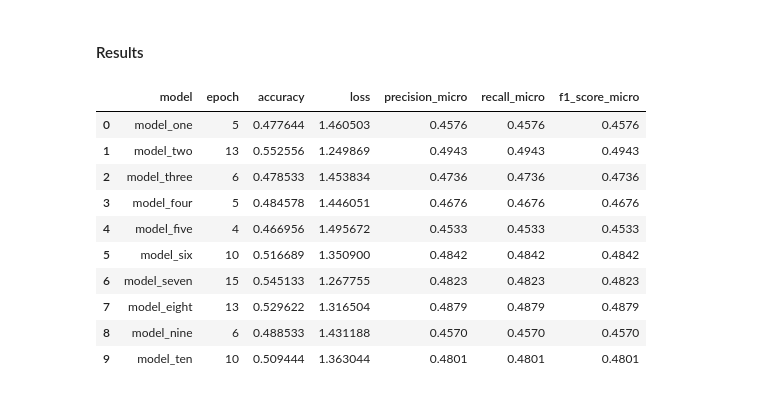
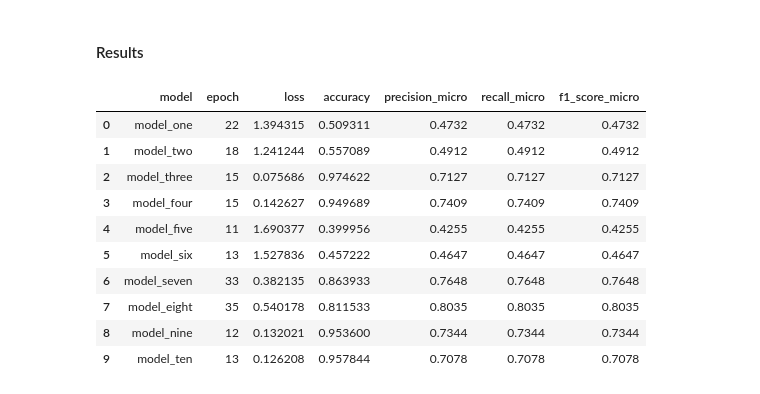
Before and after one commit to hayashady/NU_MSDS, a Jupyter notebook: 458 - Artificial Intelligence & Deep Learning/458.5 - Spatial Data Processing: Convolutional Neural Networks/Assignment2Hayashi.ipynb, the cells around one changed output. Cells and saved outputs as stored; diff of their text form; code cells hidden in the pictures.

```diff
--- a/458 - Artificial Intelligence & Deep Learning/458.5 - Spatial Data Processing: Convolutional Neural Networks/Assignment2Hayashi.ipynb
+++ b/458 - Artificial Intelligence & Deep Learning/458.5 - Spatial Data Processing: Convolutional Neural Networks/Assignment2Hayashi.ipynb
@@ -228,8 +217,7 @@ x_test_norm = x_test/255
 # %%
 model_one = Sequential([
   Flatten(input_shape=x_train_norm.shape[1:]),
-  Dense(units=384,activation=tf.nn.relu),
-  Dense(units=768,activation=tf.nn.relu),
+  Dense(units=256,activation=tf.nn.relu),
   Dense(units=10, activation=tf.nn.softmax)
 ])
 
@@ -245,7 +233,7 @@ training_one = model_one.fit(x_train_norm
                     ,validation_data=(x_valid_norm, y_valid_split)
                     ,callbacks=[
                      tf.keras.callbacks.ModelCheckpoint("model_one.h5",save_best_only=True,save_weights_only=False)
-                     ,tf.keras.callbacks.EarlyStopping(monitor='val_accuracy', patience=2)]
+                     ,tf.keras.callbacks.EarlyStopping(monitor='val_accuracy', patience=5)]
                    )
 
 model_one = tf.keras.models.load_model("model_one.h5")
@@ -451,9 +459,19 @@ pred_seven = np.argmax(pred_seven, axis=1)
 #### Experiment 8
 # %%
 model_eight = Sequential([
+  Conv2D(filters=64, kernel_size=(3, 3), strides=(1, 1), activation=tf.nn.relu),
+  MaxPool2D((2, 2),strides=2),
+  Dropout(0.3),
+  Conv2D(filters=128, kernel_size=(3, 3), strides=(1, 1), activation=tf.nn.relu),
+  MaxPool2D((2, 2),strides=2),
+  Dropout(0.3),
+  Conv2D(filters=256, kernel_size=(3, 3), strides=(1, 1), activation=tf.nn.relu),
+  MaxPool2D((2, 2),strides=2),
+  Dropout(0.3),
   Flatten(input_shape=x_train_norm.shape[1:]),
-  Dense(units=384,activation=tf.nn.relu),
-  Dense(units=768,activation=tf.nn.relu),
+  Dense(units=256,activation=tf.nn.relu),
+  BatchNormalization(),
+  Dropout(0.3),
   Dense(units=10, activation=tf.nn.softmax)
 ])
 
@@ -469,7 +487,7 @@ training_eight = model_eight.fit(x_train_norm
                     ,validation_data=(x_valid_norm, y_valid_split)
                     ,callbacks=[
                      tf.keras.callbacks.ModelCheckpoint("model_eight.h5",save_best_only=True,save_weights_only=False)
-                     ,tf.keras.callbacks.EarlyStopping(monitor='val_accuracy', patience=2)]
+                     ,tf.keras.callbacks.EarlyStopping(monitor='val_accuracy', patience=7)]
                    )
 
 model_eight = tf.keras.models.load_model("model_eight.h5")
@@ -483,9 +501,14 @@ pred_eight = np.argmax(pred_eight, axis=1)
 #### Experiment 9
 # %%
 model_nine = Sequential([
+  Conv2D(filters=128, kernel_size=(3, 3), strides=(1, 1), activation=tf.nn.relu),
+  MaxPool2D((2, 2),strides=2),
+  Conv2D(filters=256, kernel_size=(3, 3), strides=(1, 1), activation=tf.nn.relu),
+  MaxPool2D((2, 2),strides=2),
+  Conv2D(filters=512, kernel_size=(3, 3), strides=(1, 1), activation=tf.nn.relu),
+  MaxPool2D((2, 2),strides=2),
   Flatten(input_shape=x_train_norm.shape[1:]),
-  Dense(units=384,activation=tf.nn.relu),
-  Dense(units=768,activation=tf.nn.relu),
+  Dense(units=256,activation=tf.nn.relu),
   Dense(units=10, activation=tf.nn.softmax)
 ])
 
@@ -501,7 +524,7 @@ training_nine = model_nine.fit(x_train_norm
                     ,validation_data=(x_valid_norm, y_valid_split)
                     ,callbacks=[
                      tf.keras.callbacks.ModelCheckpoint("model_nine.h5",save_best_only=True,save_weights_only=False)
-                     ,tf.keras.callbacks.EarlyStopping(monitor='val_accuracy', patience=2)]
+                     ,tf.keras.callbacks.EarlyStopping(monitor='val_accuracy', patience=7)]
                    )
 
 model_nine = tf.keras.models.load_model("model_nine.h5")
@@ -515,9 +538,12 @@ pred_nine = np.argmax(pred_nine, axis=1)
 #### Experiment 10
 # %%
 model_ten = Sequential([
+  Conv2D(filters=64, kernel_size=(3, 3), strides=(1, 1), activation=tf.nn.relu),
+  MaxPool2D((2, 2),strides=2),
+  Conv2D(filters=64, kernel_size=(3, 3), strides=(1, 1), activation=tf.nn.relu),
+  MaxPool2D((2, 2),strides=2),
   Flatten(input_shape=x_train_norm.shape[1:]),
-  Dense(units=384,activation=tf.nn.relu),
-  Dense(units=768,activation=tf.nn.relu),
+  Dense(units=256,activation=tf.nn.relu),
   Dense(units=10, activation=tf.nn.softmax)
 ])
 
@@ -533,7 +559,7 @@ training_ten = model_ten.fit(x_train_norm
                     ,validation_data=(x_valid_norm, y_valid_split)
                     ,callbacks=[
                      tf.keras.callbacks.ModelCheckpoint("model_ten.h5",save_best_only=True,save_weights_only=False)
-                     ,tf.keras.callbacks.EarlyStopping(monitor='val_accuracy', patience=2)]
+                     ,tf.keras.callbacks.EarlyStopping(monitor='val_accuracy', patience=7)]
                    )
 
 model_ten = tf.keras.models.load_model("model_ten.h5")
@@ -548,42 +587,40 @@ pred_ten = np.argmax(pred_ten, axis=1)
 # %%
 experiment_results = pd.DataFrame(columns=['model','epoch','accuracy','loss','precision_micro','recall_micro','f1_score_micro'])
 
 experiment_1_results = create_results_dataframe('model_one',training_one,y_test,pred_one)
 experiment_2_results = create_results_dataframe('model_two',training_two,y_test,pred_two)
 experiment_3_results = create_results_dataframe('model_three',training_three,y_test,pred_three)
 experiment_4_results = create_results_dataframe('model_four',training_four,y_test,pred_four)
 experiment_5_results = create_results_dataframe('model_five',training_five,y_test,pred_five)
 experiment_6_results = create_results_dataframe('model_six',training_six,y_test,pred_six)
 experiment_7_results = create_results_dataframe('model_seven',training_seven,y_test,pred_seven)
 experiment_8_results = create_results_dataframe('model_eight',training_eight,y_test,pred_eight)
 experiment_9_results = create_results_dataframe('model_nine',training_nine,y_test,pred_nine)
 experiment_10_results = create_results_dataframe('model_ten',training_ten,y_test,pred_ten)
 
-
 experiment_results = pd.concat([
-    experiment_results,
     experiment_1_results,
     experiment_2_results,
     experiment_3_results,
     experiment_4_results,
     experiment_5_results,
     experiment_6_results,
     experiment_7_results,
     experiment_8_results,
     experiment_9_results,
-    experiment_10_results,
+    experiment_10_results
     ]).reset_index(drop=True)
 
 experiment_results
 # %% [output]
-|  | model | epoch | accuracy | loss | precision_micro | recall_micro | f1_score_micro |
-| 0 | model_one | 5 | 0.477644 | 1.460503 | 0.4576 | 0.4576 | 0.4576 |
-| 1 | model_two | 13 | 0.552556 | 1.249869 | 0.4943 | 0.4943 | 0.4943 |
-| 2 | model_three | 6 | 0.478533 | 1.453834 | 0.4736 | 0.4736 | 0.4736 |
-| 3 | model_four | 5 | 0.484578 | 1.446051 | 0.4676 | 0.4676 | 0.4676 |
-| 4 | model_five | 4 | 0.466956 | 1.495672 | 0.4533 | 0.4533 | 0.4533 |
-| 5 | model_six | 10 | 0.516689 | 1.350900 | 0.4842 | 0.4842 | 0.4842 |
-| 6 | model_seven | 15 | 0.545133 | 1.267755 | 0.4823 | 0.4823 | 0.4823 |
-| 7 | model_eight | 13 | 0.529622 | 1.316504 | 0.4879 | 0.4879 | 0.4879 |
-| 8 | model_nine | 6 | 0.488533 | 1.431188 | 0.4570 | 0.4570 | 0.4570 |
-| 9 | model_ten | 10 | 0.509444 | 1.363044 | 0.4801 | 0.4801 | 0.4801 |
+|  | model | epoch | loss | accuracy | precision_micro | recall_micro | f1_score_micro |
+| 0 | model_one | 22 | 1.394315 | 0.509311 | 0.4732 | 0.4732 | 0.4732 |
+| 1 | model_two | 18 | 1.241244 | 0.557089 | 0.4912 | 0.4912 | 0.4912 |
+| 2 | model_three | 15 | 0.075686 | 0.974622 | 0.7127 | 0.7127 | 0.7127 |
+| 3 | model_four | 15 | 0.142627 | 0.949689 | 0.7409 | 0.7409 | 0.7409 |
+| 4 | model_five | 11 | 1.690377 | 0.399956 | 0.4255 | 0.4255 | 0.4255 |
+| 5 | model_six | 13 | 1.527836 | 0.457222 | 0.4647 | 0.4647 | 0.4647 |
+| 6 | model_seven | 33 | 0.382135 | 0.863933 | 0.7648 | 0.7648 | 0.7648 |
+| 7 | model_eight | 35 | 0.540178 | 0.811533 | 0.8035 | 0.8035 | 0.8035 |
+| 8 | model_nine | 12 | 0.132021 | 0.953600 | 0.7344 | 0.7344 | 0.7344 |
+| 9 | model_ten | 13 | 0.126208 | 0.957844 | 0.7078 | 0.7078 | 0.7078 |
```
Also changed, not shown: parts of 33 cells of this notebook, 10 other files.
